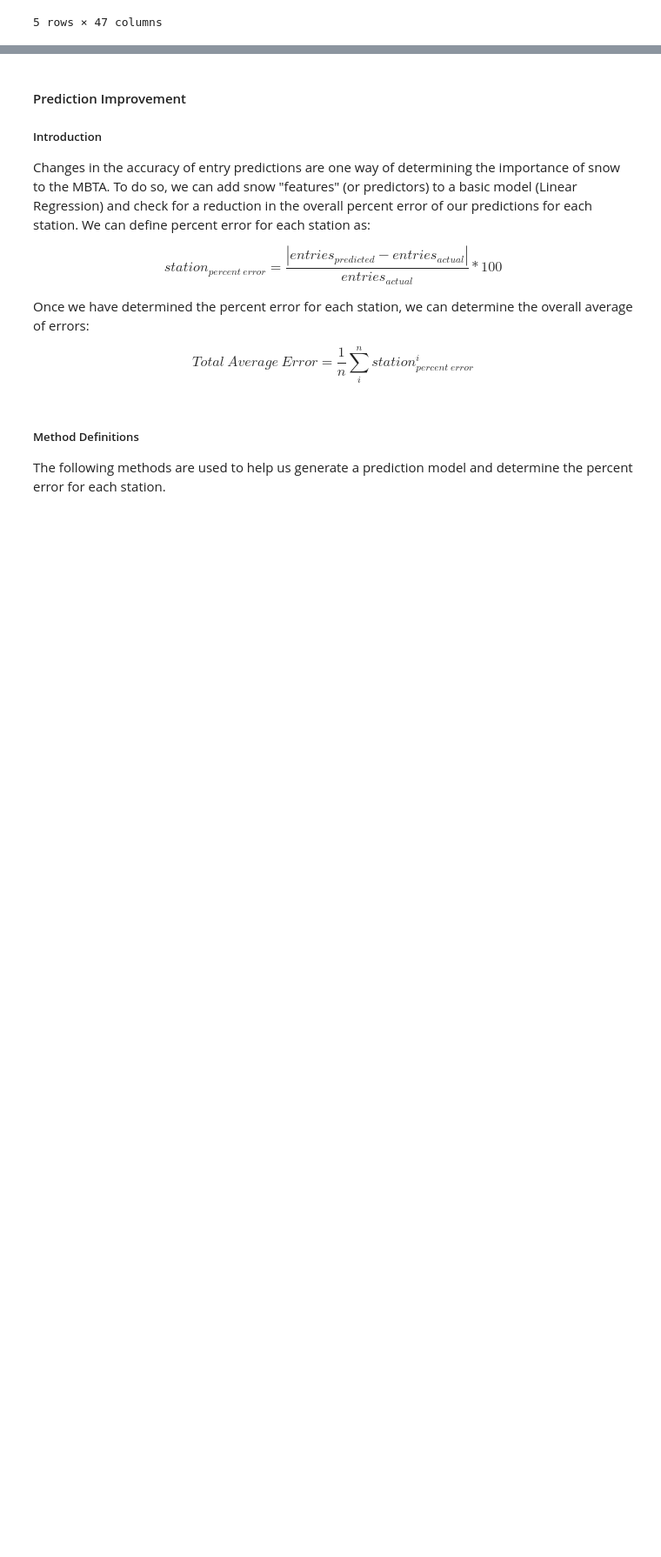
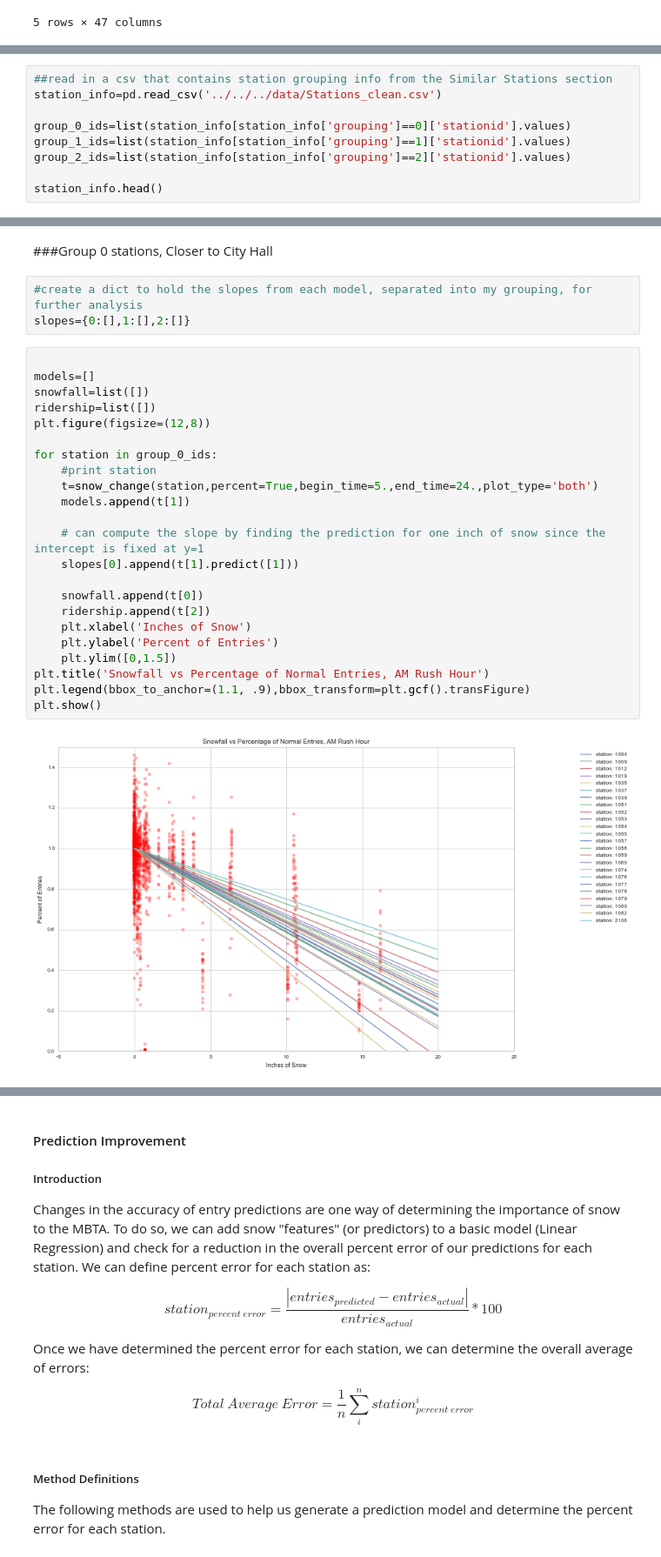
Before and after one commit to azampagl/harvard-capstone, a Jupyter notebook: src/release/Weather.ipynb, the cells around one changed output, grey strips where cells are left out. Shown: that part at 87% size. Cells and saved outputs as stored; diff of their text form; blank space fills up the shorter version.

```diff
--- a/src/release/Weather.ipynb
+++ b/src/release/Weather.ipynb
@@ -194,0 +382,9 @@ TODO
+# %%
+##read in a csv that contains station grouping info from the Similar Stations section
+station_info=pd.read_csv('../../../data/Stations_clean.csv')
+
+group_0_ids=list(station_info[station_info['grouping']==0]['stationid'].values)
+group_1_ids=list(station_info[station_info['grouping']==1]['stationid'].values)
+group_2_ids=list(station_info[station_info['grouping']==2]['stationid'].values)
+
+station_info.head()
@@ -194,0 +398,30 @@ TODO
+# %% [markdown]
+###Group 0 stations, Closer to City Hall
+# %%
+#create a dict to hold the slopes from each model, separated into my grouping, for further analysis
+slopes={0:[],1:[],2:[]}
+# %%
+
+models=[]
+snowfall=list([])
+ridership=list([])
+plt.figure(figsize=(12,8))
+
+for station in group_0_ids:
+    #print station
+    t=snow_change(station,percent=True,begin_time=5.,end_time=24.,plot_type='both')
+    models.append(t[1])
+
+    # can compute the slope by finding the prediction for one inch of snow since the intercept is fixed at y=1
+    slopes[0].append(t[1].predict([1]))
+
+    snowfall.append(t[0])
+    ridership.append(t[2])
+    plt.xlabel('Inches of Snow')
+    plt.ylabel('Percent of Entries')
+    plt.ylim([0,1.5])
+plt.title('Snowfall vs Percentage of Normal Entries, AM Rush Hour')
+plt.legend(bbox_to_anchor=(1.1, .9),bbox_transform=plt.gcf().transFigure)
+plt.show()
+# %% [output]
+[figure, added]
```
Also changed, not shown: parts of 28 cells of this notebook, 3 other files.
